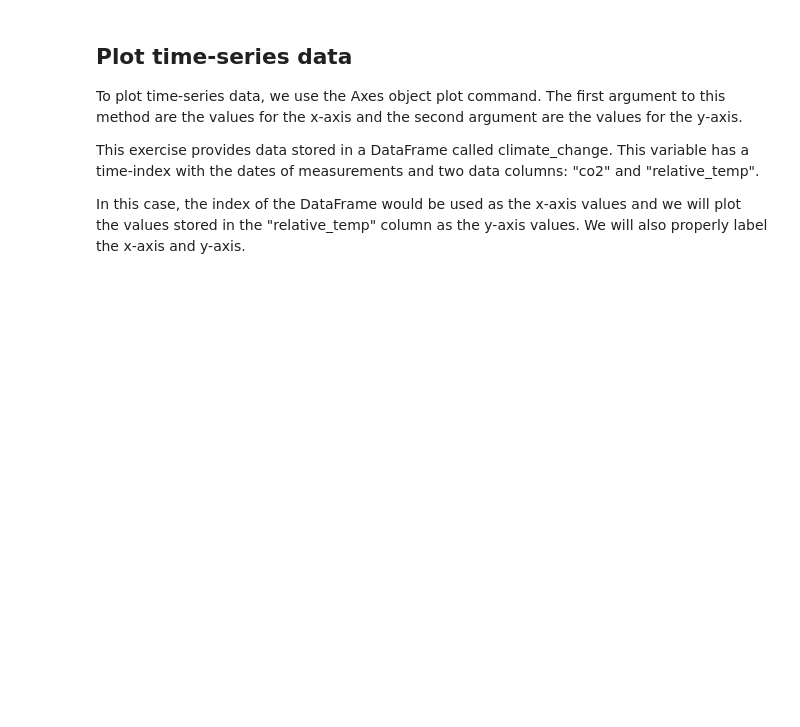
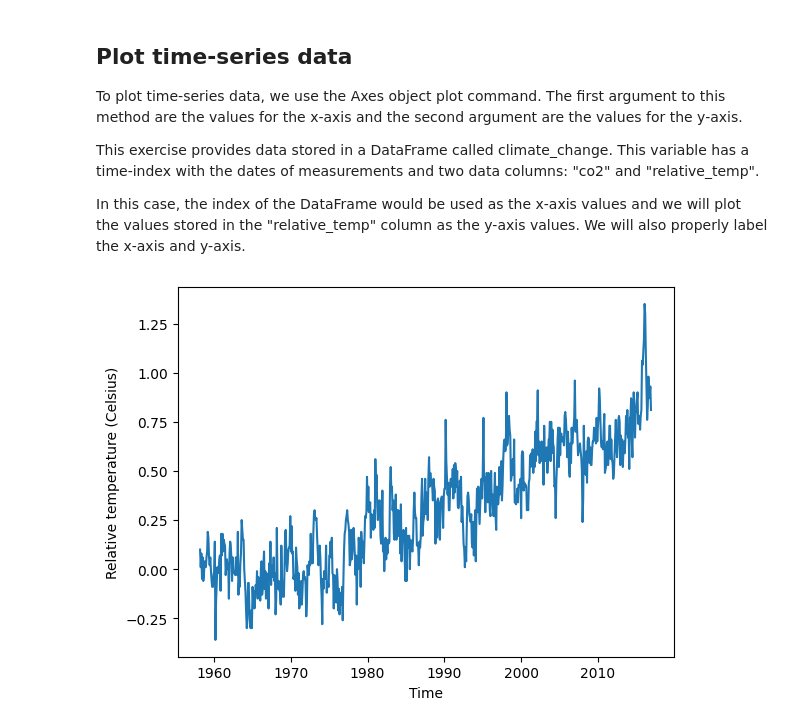
Before and after one commit to Emigbanam/Data-Analysis-Practice, a Jupyter notebook: Data Visualization With Python (Matplotlib).ipynb, the cells around one changed output. Drawn from its saved outputs; the diff is of its cells as text; code cells hidden in the pictures; blank space fills up the shorter version.

```diff
--- a/Data Visualization With Python (Matplotlib).ipynb
+++ b/Data Visualization With Python (Matplotlib).ipynb
@@ -226,3 +226,18 @@ To plot time-series data, we use the Axes object plot command. The first argumen
 This exercise provides data stored in a DataFrame called climate_change. This variable has a time-index with the dates of measurements and two data columns: "co2" and "relative_temp".
 
 In this case, the index of the DataFrame would be used as the x-axis values and we will plot the values stored in the "relative_temp" column as the y-axis values. We will also properly label the x-axis and y-axis.
+# %%
+#1. Add the data from climate to the plot: use the DataFrame index for the x value and the "relative_temp" column for the y values.
+fig, ax = plt.subplots()
+ax.plot(climate.index, climate['relative_temp'])
+
+#2. Set the x-axis label to 'Time'.
+ax.set_xlabel("Time")
+
+#3. Set the y-axis label to 'Relative temperature (Celsius)'.
+ax.set_ylabel("Relative temperature (Celsius)")
+
+#4. Show the figure.
+plt.show()
+# %% [output]
+[figure, added]
```
